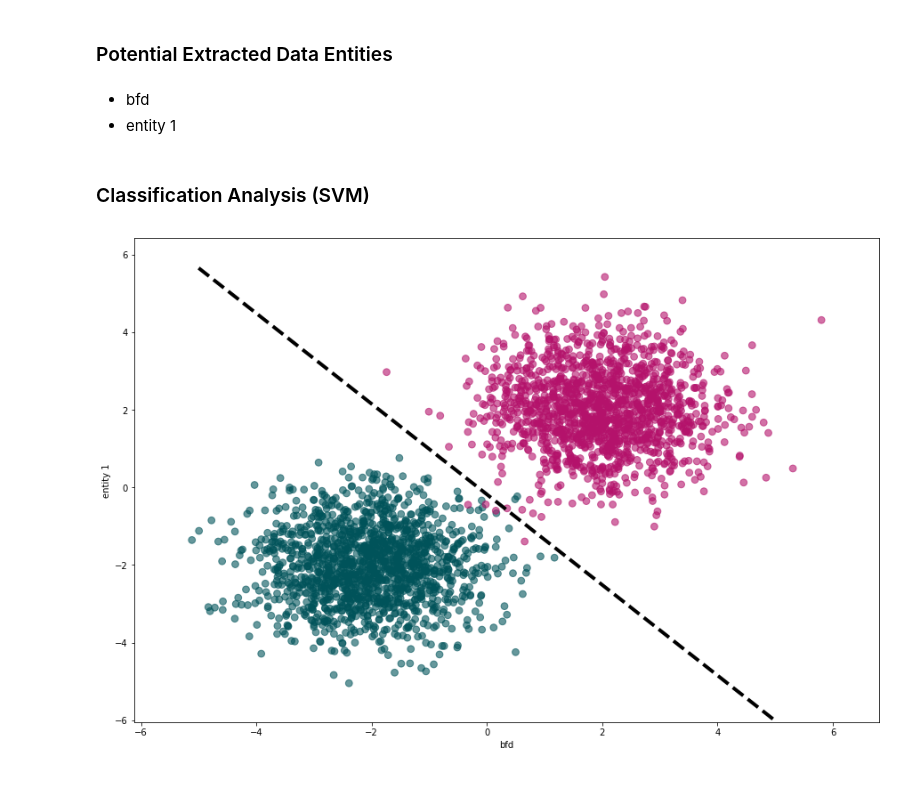
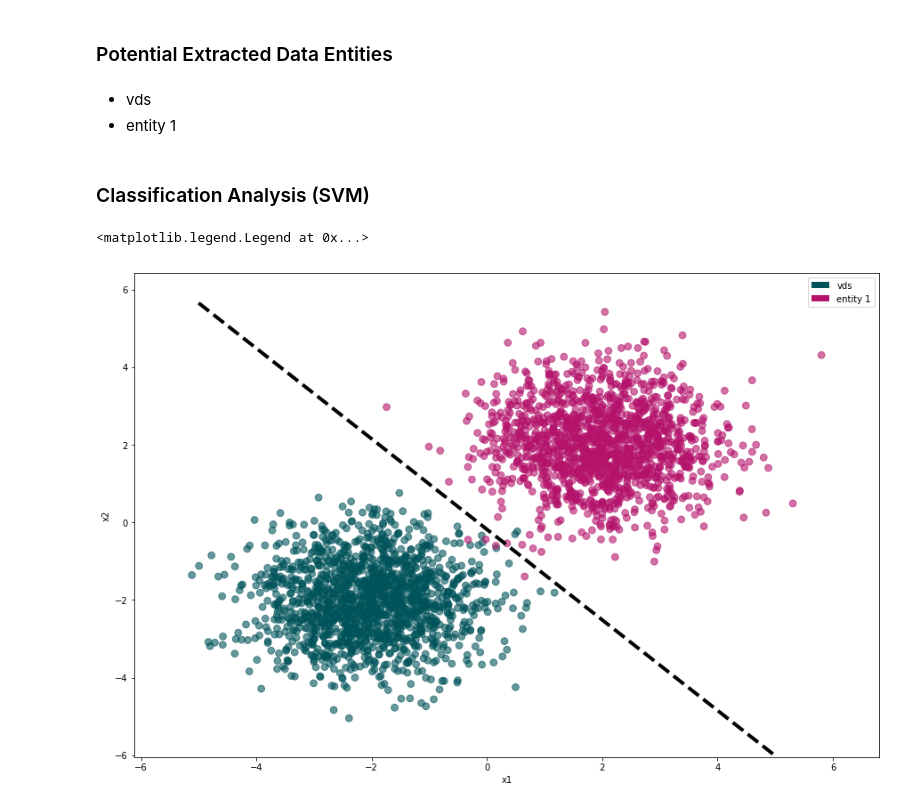
Before and after one commit to rsmttud/Recommender-System, a Jupyter notebook: static/notebooks/classification.ipynb, the cells around one changed output. Cells and saved outputs as stored; diff of their text form; code cells hidden in the pictures.

```diff
--- a/static/notebooks/classification.ipynb
+++ b/static/notebooks/classification.ipynb
@@ -15,7 +15,7 @@ __Long Description__: bfd  <hr>
 # %% [markdown]
 ### Potential Extracted Data Entities
 # %% [markdown]
-<ul><li>bfd</li><li>entity 1</li></ul>
+<ul><li>vds</li><li>entity 1</li></ul>
 # %% [markdown]
 ### Classification Analysis (SVM)
 # %%
@@ -23,7 +23,7 @@ import numpy as np
 import pandas as pd
 import matplotlib.pyplot as plt
 # %%
-var_entity_1 = "bfd"
+var_entity_1 = "vds"
 # %%
 var_entity_2 = "entity 1"
 # %%
@@ -31,41 +31,51 @@ var_entity_2 = "entity 1"
 import numpy as np
 import matplotlib
 from sklearn import svm
+import matplotlib.patches as mpatches
+
 
 np.random.seed(0)
 X = np.r_[np.random.randn(1500, 2) - [2, 2], np.random.randn(1500, 2) + [2, 2]]
 Y = [0] * 1500 + [1] * 1500
 
 plt.figure(figsize=(15,10))
-plt.xlabel(var_entity_1)
-plt.ylabel(var_entity_2)
+plt.xlabel("x1")
+plt.ylabel("x2")
 clf2 = svm.LinearSVC(C=1).fit(X, Y)
 
 # get the separating hyperplane
 w = clf2.coef_[0]
 a = -w[0] / w[1]
 xx = np.linspace(-5, 5)
 yy = a * xx - (clf2.intercept_[0]) / w[1]
 
 # create a mesh to plot in
 x_min, x_max = X[:, 0].min() - 1, X[:, 0].max() + 1
 y_min, y_max = X[:, 1].min() - 1, X[:, 1].max() + 1
 xx2, yy2 = np.meshgrid(np.arange(x_min, x_max, .2),
                      np.arange(y_min, y_max, .2))
 Z = clf2.predict(np.c_[xx2.ravel(), yy2.ravel()])
 
 Z = Z.reshape(xx2.shape)
 
 cmap_1 = matplotlib.colors.LinearSegmentedColormap.from_list("",["#ffffff", "#ffffff", "#ffffff", "#ffffff", "#ffffff"])
 cmap_2 = matplotlib.colors.LinearSegmentedColormap.from_list("",["#009FDB", "#00719C", "#00678F", "#005575", "#00394F"])
 
 plt.contourf(xx2, yy2, Z, cmap=cmap_1, alpha=0.3)
 color_dict = {0 : '#00535a',1 : '#b4126b', 2: "#D4BF2A"}
 cm = [color_dict[x] for x in Y]
 plt.scatter(X[:, 0], X[:, 1], c=cm , s=60, alpha = 0.6)
 plt.plot(xx,yy,"--k", lw=4, c= "black")
 
 ax = plt.axis([x_min, x_max,y_min, y_max])
+
+recs = []
+classes = [var_entity_1, var_entity_2]
+colors = ["#00535a", "#b4126b"]
+for i in range(0,len(colors)):
+    recs.append(mpatches.Rectangle((0,0),2,2,fc=colors[i]))
+plt.legend(recs,classes,loc=1)
 #plt.show()
 # %% [output]
+<matplotlib.legend.Legend at 0x...>
-[figure, old version]
+[figure, new version]
```
Also changed, not shown: parts of 2 cells of this notebook.
